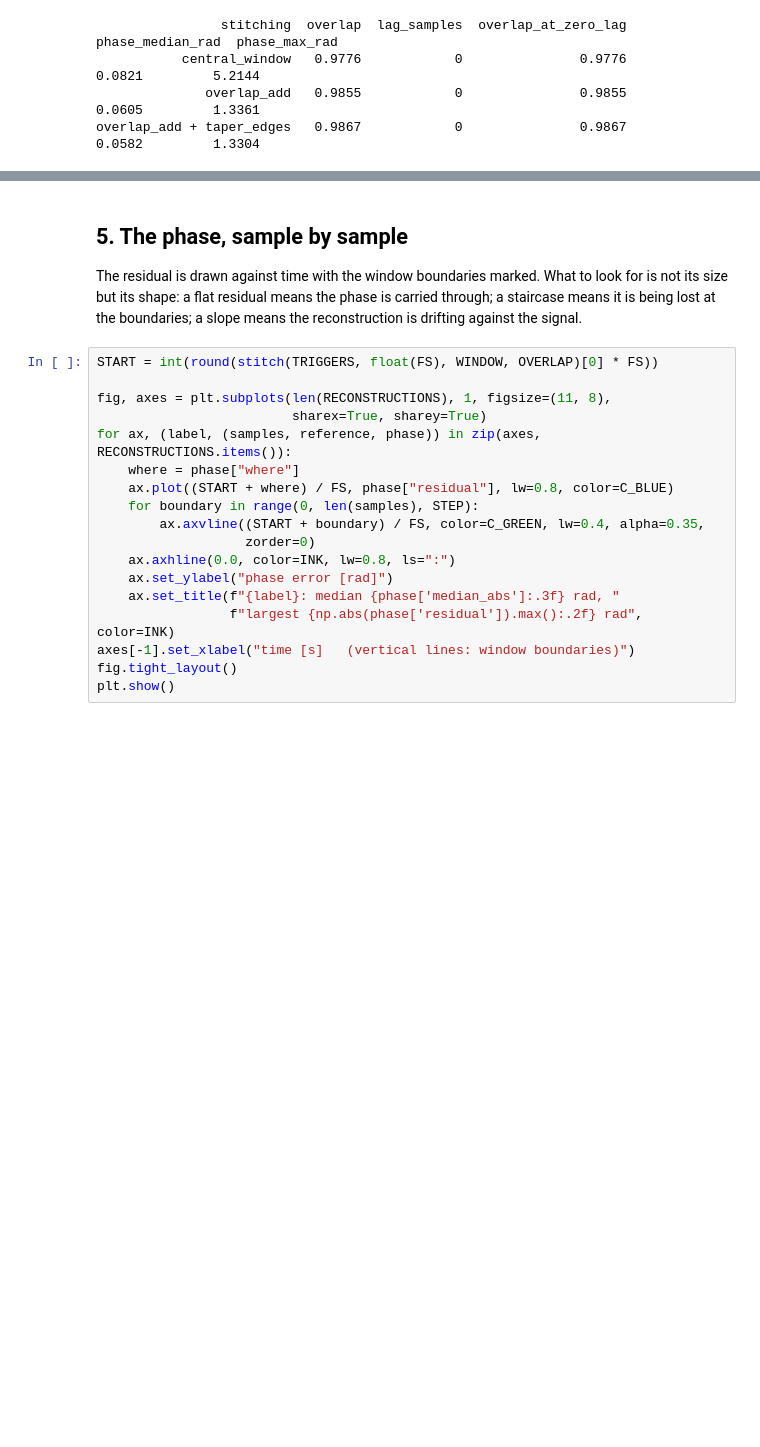
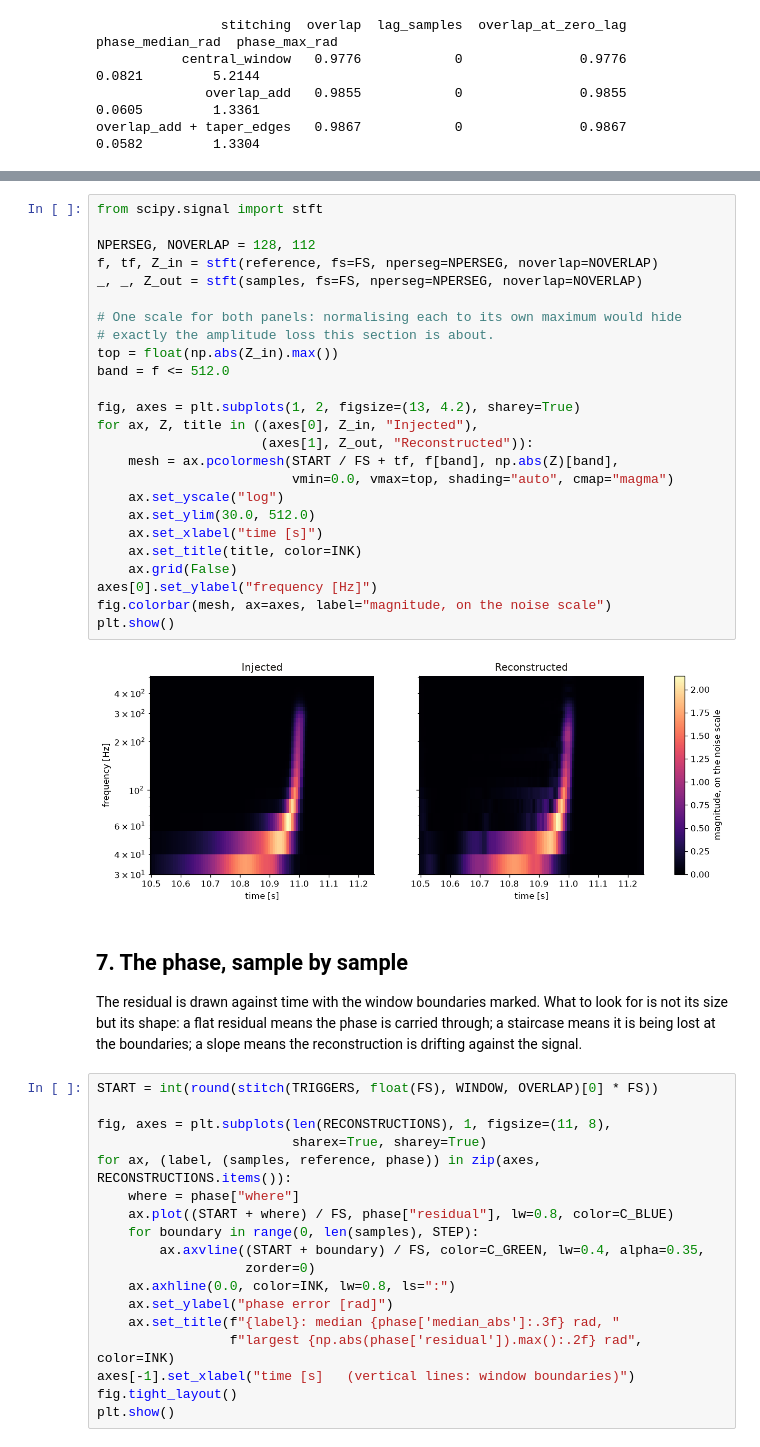
Before and after one commit to elenacuoco/wdflow, a Jupyter notebook: tutorials/04_reconstruction_and_phase.ipynb, the cells around one changed output, grey strips where cells are left out. Saved outputs shown, nothing was run; the diff lists cells and outputs as text; blank space fills up the shorter version.

```diff
--- a/tutorials/04_reconstruction_and_phase.ipynb
+++ b/tutorials/04_reconstruction_and_phase.ipynb
@@ -257,5 +364,32 @@ overlap_add + taper_edges   0.9867            0               0.9867
+# %%
+from scipy.signal import stft
+
+NPERSEG, NOVERLAP = 128, 112
+f, tf, Z_in = stft(reference, fs=FS, nperseg=NPERSEG, noverlap=NOVERLAP)
+_, _, Z_out = stft(samples, fs=FS, nperseg=NPERSEG, noverlap=NOVERLAP)
+
+# One scale for both panels: normalising each to its own maximum would hide
+# exactly the amplitude loss this section is about.
+top = float(np.abs(Z_in).max())
+band = f <= 512.0
+
+fig, axes = plt.subplots(1, 2, figsize=(13, 4.2), sharey=True)
+for ax, Z, title in ((axes[0], Z_in, "Injected"),
+                     (axes[1], Z_out, "Reconstructed")):
+    mesh = ax.pcolormesh(START / FS + tf, f[band], np.abs(Z)[band],
+                         vmin=0.0, vmax=top, shading="auto", cmap="magma")
+    ax.set_yscale("log")
+    ax.set_ylim(30.0, 512.0)
+    ax.set_xlabel("time [s]")
+    ax.set_title(title, color=INK)
+    ax.grid(False)
+axes[0].set_ylabel("frequency [Hz]")
+fig.colorbar(mesh, ax=axes, label="magnitude, on the noise scale")
+plt.show()
+# %% [output]
+[figure, added]
 # %% [markdown]
-## 5. The phase, sample by sample
+## 7. The phase, sample by sample
 
 The residual is drawn against time with the window boundaries marked. What to
 look for is not its size but its shape: a flat residual means the phase is
```
Also changed, not shown: parts of 10 cells of this notebook, 14 other files.
